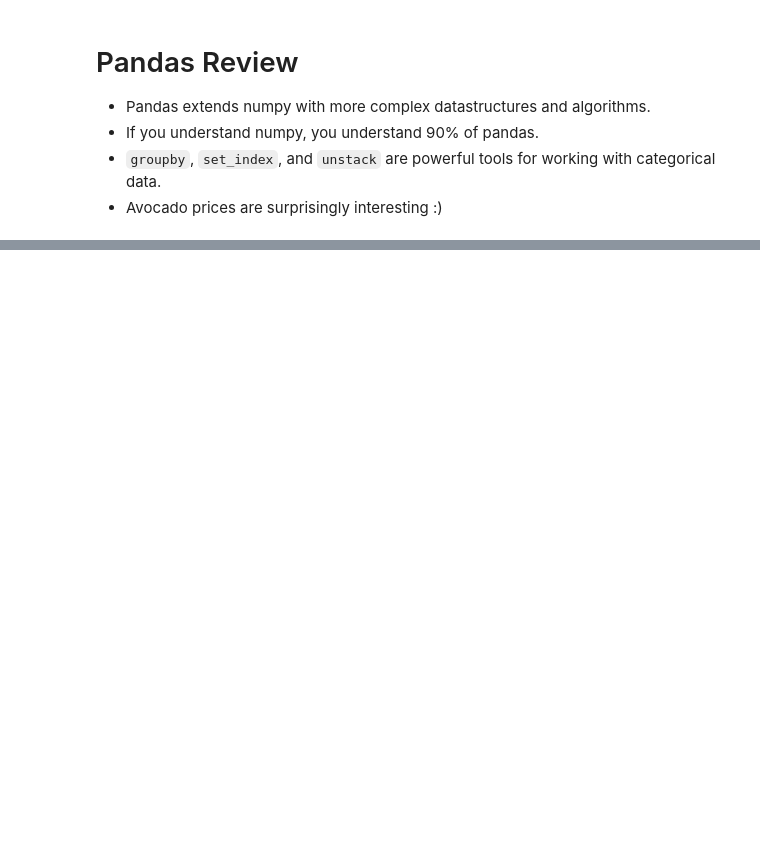
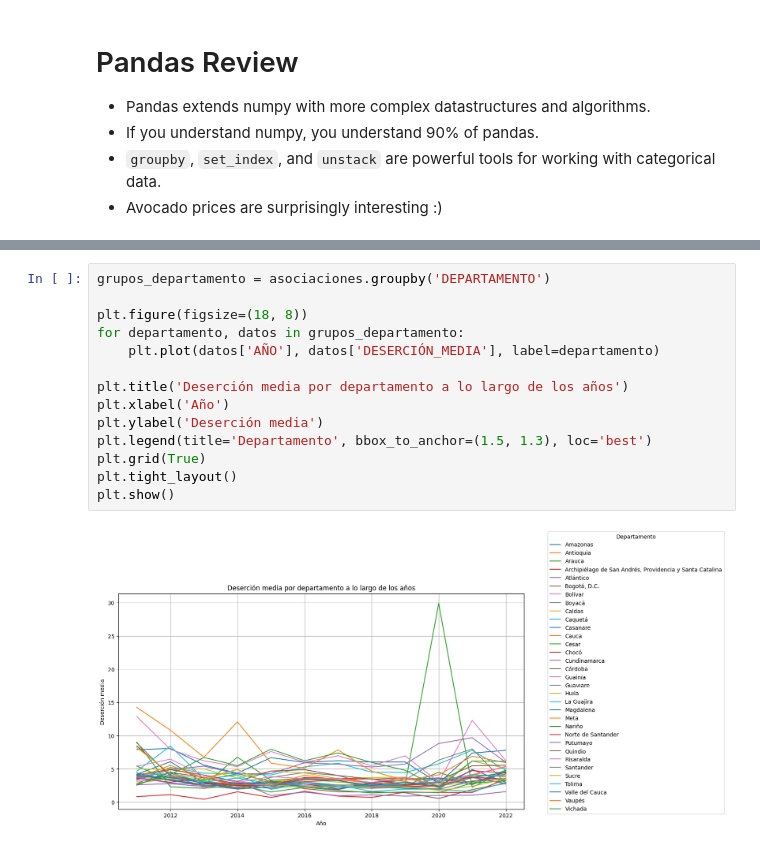
Before and after one commit to nat1600/AlgorithmsUN2024II, a Jupyter notebook: Lab2/ksierram_Lab2.ipynb, the cells around one changed output, grey strips where cells are left out. Drawn from its saved outputs; the diff is of its cells as text; blank space fills up the shorter version.

```diff
--- a/Lab2/ksierram_Lab2.ipynb
+++ b/Lab2/ksierram_Lab2.ipynb
@@ -1748,0 +1772,16 @@ ax.set_xticklabels(ax.get_xticklabels(), rotation=45);
+# %%
+grupos_departamento = asociaciones.groupby('DEPARTAMENTO')
+
+plt.figure(figsize=(18, 8))
+for departamento, datos in grupos_departamento:
+    plt.plot(datos['AÑO'], datos['DESERCIÓN_MEDIA'], label=departamento)
+
+plt.title('Deserción media por departamento a lo largo de los años')
+plt.xlabel('Año')
+plt.ylabel('Deserción media')
+plt.legend(title='Departamento', bbox_to_anchor=(1.5, 1.3), loc='best')
+plt.grid(True)
+plt.tight_layout()
+plt.show()
+# %% [output]
+[figure, added]
```
Also changed, not shown: parts of 120 cells of this notebook.
